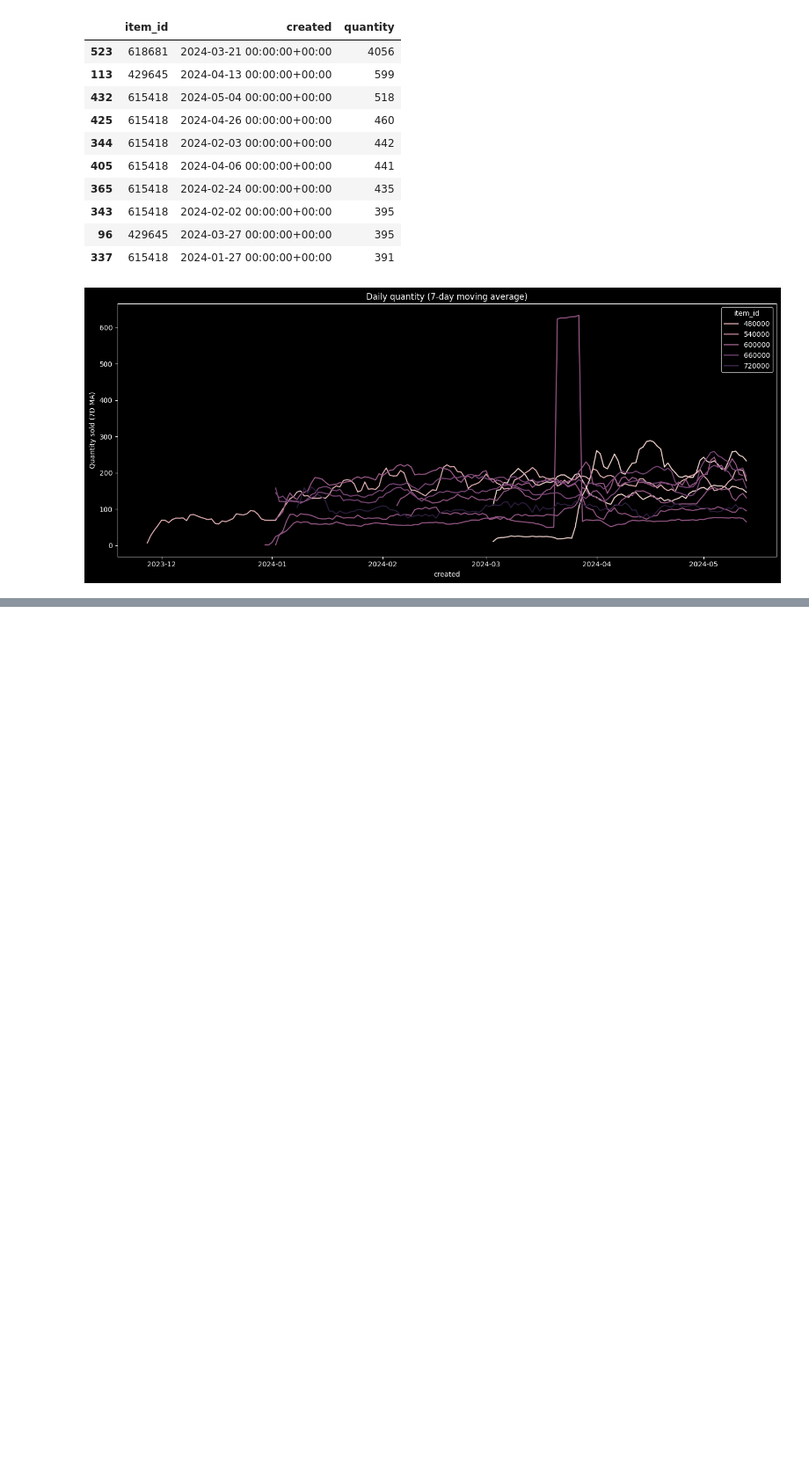
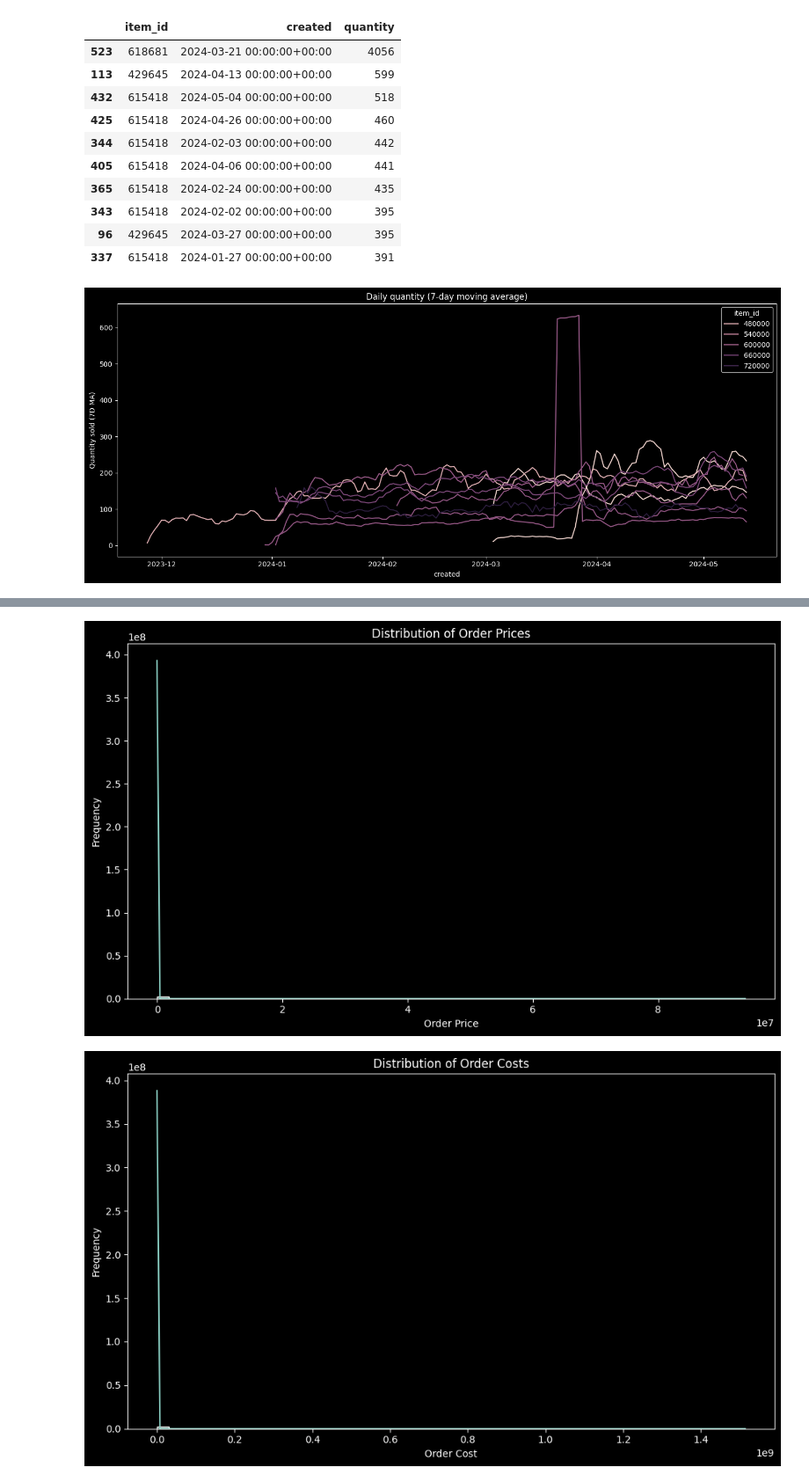
Before and after one commit to GM-Sniper/EagleEye, a Jupyter notebook: src/analysis.ipynb, the cells around one changed output, grey strips where cells are left out. Shown at 88% size. Drawn from its saved outputs; the diff is of its cells as text; code cells hidden in the pictures; blank space fills up the shorter version.

```diff
--- a/src/analysis.ipynb
+++ b/src/analysis.ipynb
@@ -413,0 +464,30 @@ plt.show()
+# %%
+#Distribution of order values
+temp = fct_order_items.copy()
+temp["order_price"] = temp["price"] * temp["quantity"]
+temp["order_cost"] = temp["cost"] * temp["quantity"]
+temp["order_revenue"] = temp["order_cost"] - temp["order_price"]
+plt.figure(figsize=(10, 6))
+sns.histplot(temp["order_price"], bins=50, kde=True)
+plt.title("Distribution of Order Prices")
+plt.xlabel("Order Price")
+plt.ylabel("Frequency")
+plt.tight_layout()
+plt.show()
+plt.figure(figsize=(10, 6))
+sns.histplot(temp["order_cost"], bins=50, kde=True)
+plt.title("Distribution of Order Costs")
+plt.xlabel("Order Cost")
+plt.ylabel("Frequency")
+plt.tight_layout()
+plt.show()
+plt.figure(figsize=(10, 6))
+sns.histplot(temp["order_revenue"], bins=50, kde=True)
+plt.title("Distribution of Order Revenue")
+plt.xlabel("Order Revenue")
+plt.ylabel("Frequency")
+plt.tight_layout()
+plt.show()
+# %% [output]
+[figure, added]
+[figure, added]
```
Also changed, not shown: parts of 4 cells of this notebook, 36 other files.
